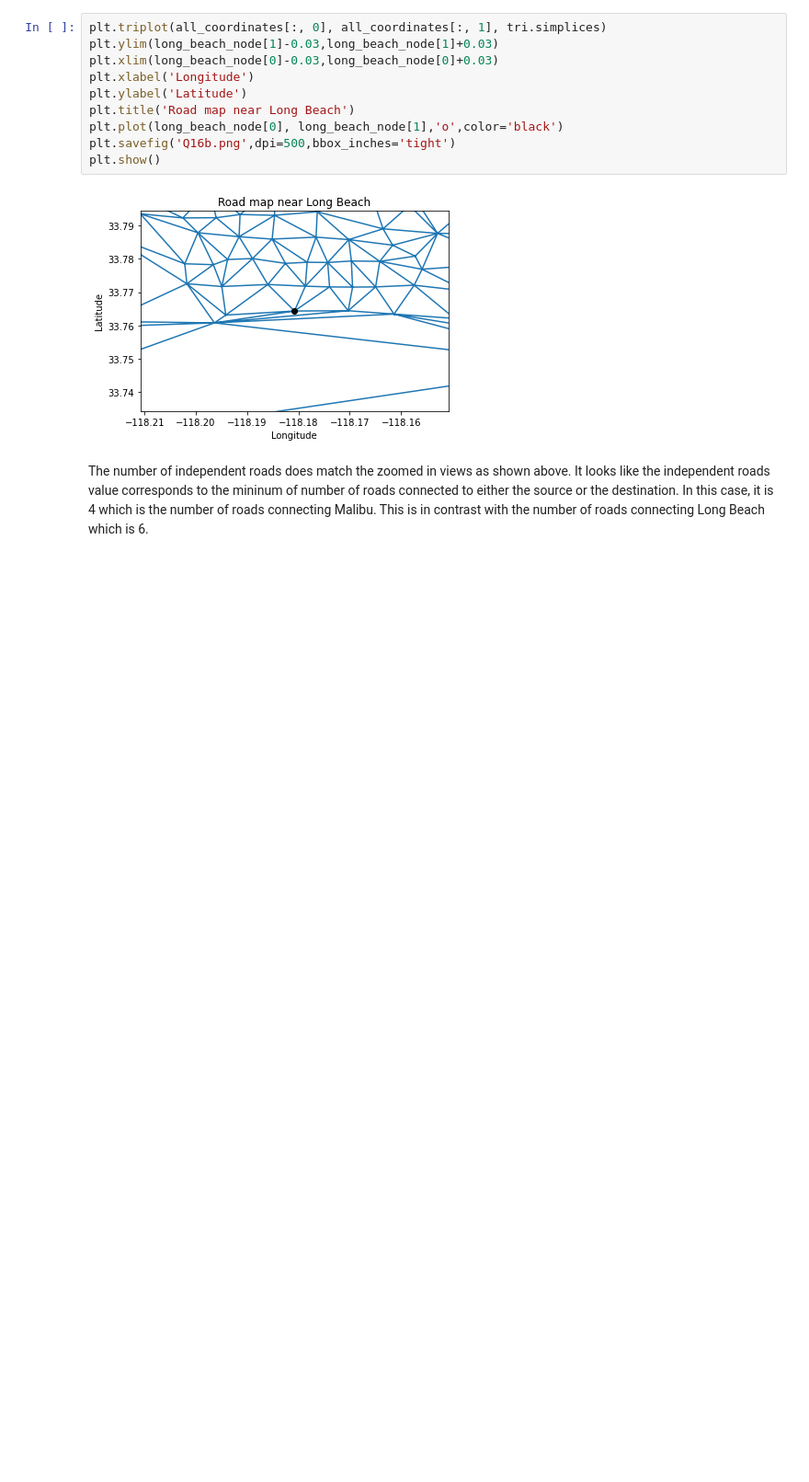
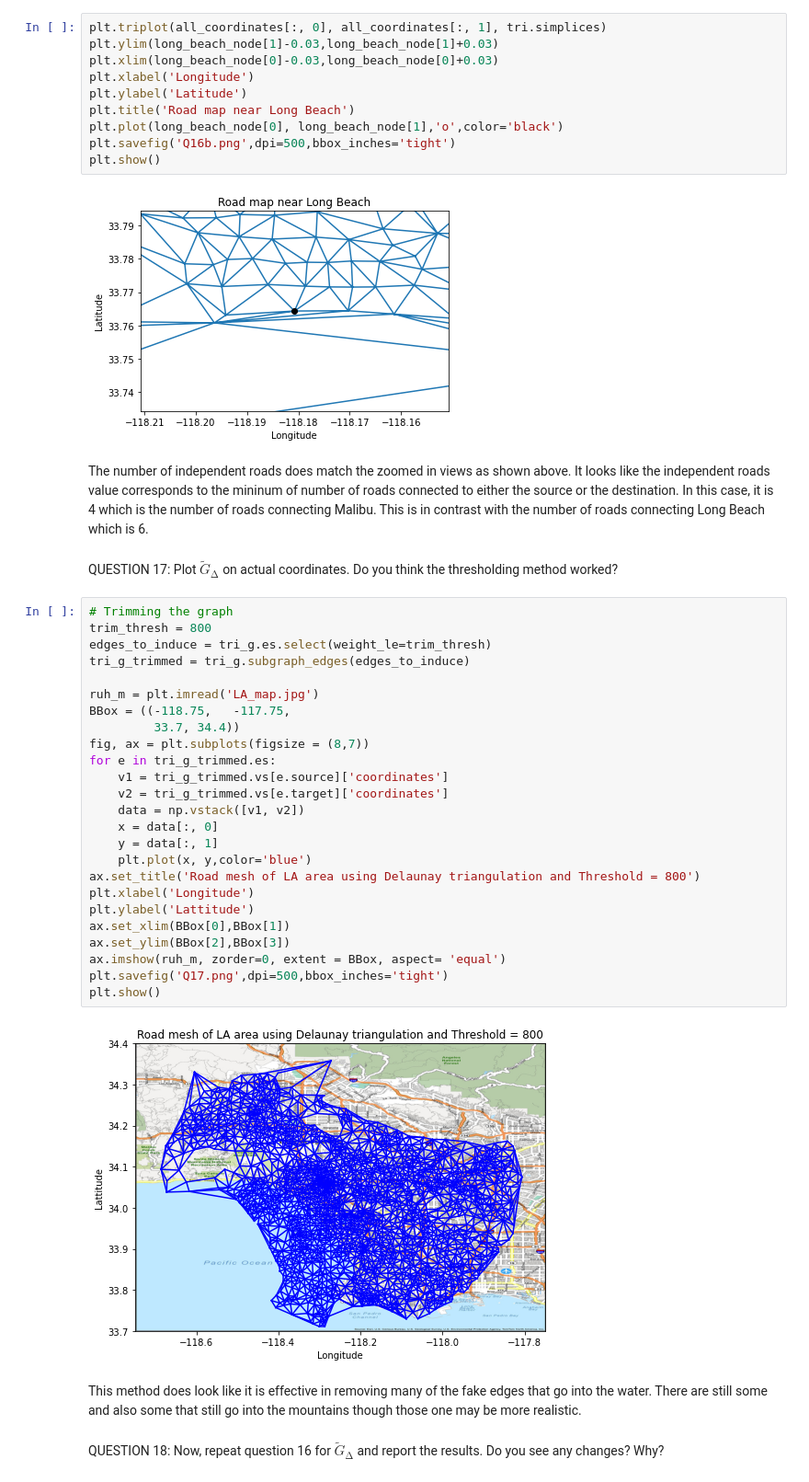
Before and after one commit to morgworth/ece232_team, a Jupyter notebook: Project 4/Morgan Project 4 Part 2.ipynb, the cells around one changed output. Shown at 92% size. Cells and saved outputs as stored; diff of their text form; blank space fills up the shorter version.

```diff
--- a/Project 4/Morgan Project 4 Part 2.ipynb
+++ b/Project 4/Morgan Project 4 Part 2.ipynb
@@ -402,3 +402,37 @@ plt.show()
 [figure]
 # %% [markdown]
 The number of independent roads does match the zoomed in views as shown above. It looks like the independent roads value corresponds to the mininum of number of roads connected to either the source or the destination. In this case, it is 4 which is the number of roads connecting Malibu. This is in contrast with the number of roads connecting Long Beach which is 6.
+# %% [markdown]
+QUESTION 17: Plot $\tilde{G}_∆$ on actual coordinates. Do you think the thresholding method worked?
+# %%
+# Trimming the graph
+trim_thresh = 800
+edges_to_induce = tri_g.es.select(weight_le=trim_thresh)
+tri_g_trimmed = tri_g.subgraph_edges(edges_to_induce)
+
+ruh_m = plt.imread('LA_map.jpg')
+BBox = ((-118.75,   -117.75,
+         33.7, 34.4))
+fig, ax = plt.subplots(figsize = (8,7))
+for e in tri_g_trimmed.es:
+    v1 = tri_g_trimmed.vs[e.source]['coordinates']
+    v2 = tri_g_trimmed.vs[e.target]['coordinates']
+    data = np.vstack([v1, v2])
+    x = data[:, 0]
+    y = data[:, 1]
+    plt.plot(x, y,color='blue')
+ax.set_title('Road mesh of LA area using Delaunay triangulation and Threshold = 800')
+plt.xlabel('Longitude')
+plt.ylabel('Lattitude')
+ax.set_xlim(BBox[0],BBox[1])
+ax.set_ylim(BBox[2],BBox[3])
+ax.imshow(ruh_m, zorder=0, extent = BBox, aspect= 'equal')
+plt.savefig('Q17.png',dpi=500,bbox_inches='tight')
+plt.show()
+# %% [output]
+[figure, added]
+# %% [markdown]
+This method does look like it is effective in removing many of the fake edges that go into the water. There are still some and also some that still go into the mountains though those one may be more realistic.
+# %% [markdown]
+QUESTION 18: Now, repeat question 16 for $\tilde{G}_∆$ and report the results. Do you see any changes?
+Why?
```
Also changed, not shown: parts of 4 cells of this notebook.
